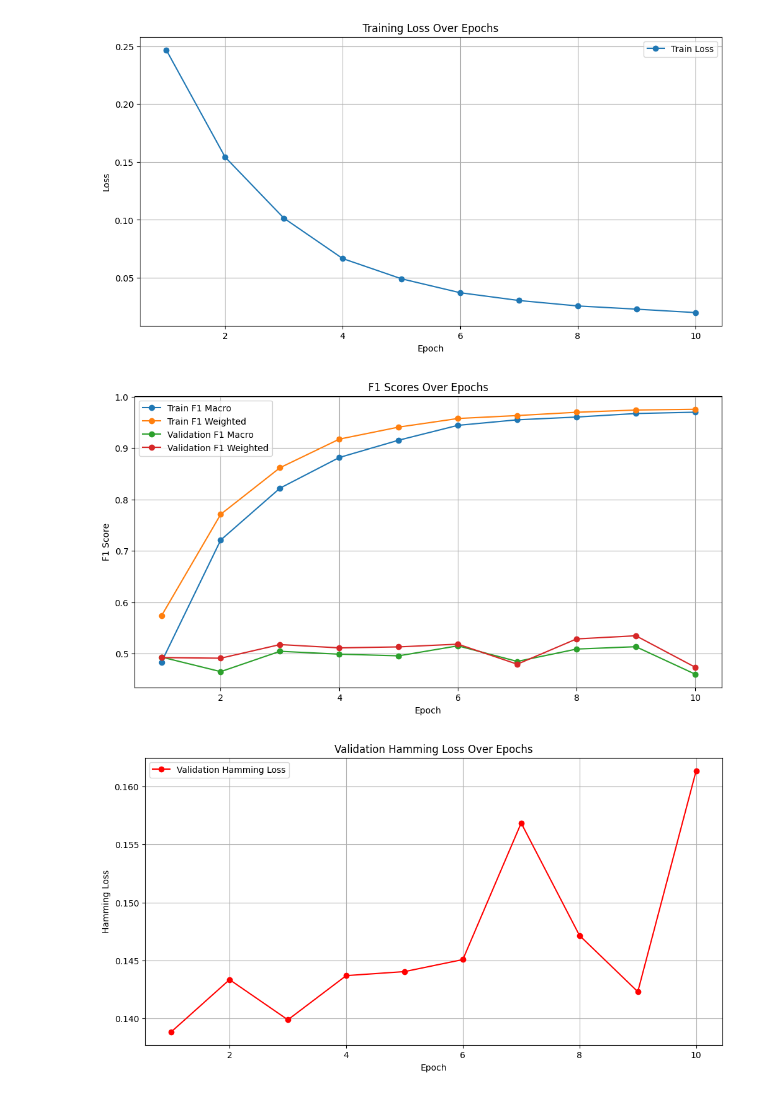
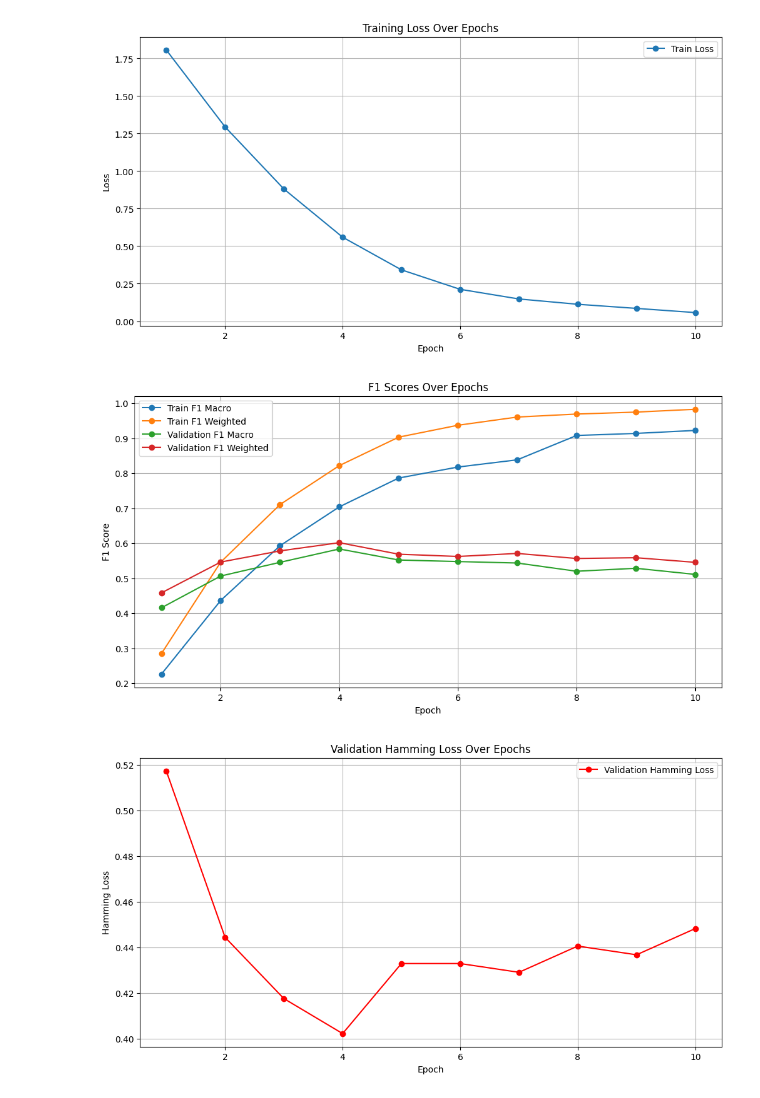
Before and after one commit to stack-dhruv/mental-health-meme-classification, a Jupyter notebook: src/util/ocr_util_test.ipynb, the cells around one changed output. Saved outputs shown, nothing was run; the diff lists cells and outputs as text; code cells hidden in the pictures.

```diff
--- a/src/util/ocr_util_test.ipynb
+++ b/src/util/ocr_util_test.ipynb
@@ -20,34 +20,34 @@ def plot_training_metrics(csv_file):
     plt.ylabel('Loss')
     plt.legend()
     plt.grid(True)
     plt.show()
 
     # Plot F1 scores
     plt.figure(figsize=(12, 6))
     plt.plot(data['epoch'], data['train_f1_macro'], label='Train F1 Macro', marker='o')
     plt.plot(data['epoch'], data['train_f1_weighted'], label='Train F1 Weighted', marker='o')
     plt.plot(data['epoch'], data['val_f1_macro'], label='Validation F1 Macro', marker='o')
     plt.plot(data['epoch'], data['val_f1_weighted'], label='Validation F1 Weighted', marker='o')
     plt.title('F1 Scores Over Epochs')
     plt.xlabel('Epoch')
     plt.ylabel('F1 Score')
     plt.legend()
     plt.grid(True)
     plt.show()
 
     # Plot validation Hamming loss
     plt.figure(figsize=(12, 6))
     plt.plot(data['epoch'], data['val_hamming'], label='Validation Hamming Loss', marker='o', color='red')
     plt.title('Validation Hamming Loss Over Epochs')
     plt.xlabel('Epoch')
     plt.ylabel('Hamming Loss')
     plt.legend()
     plt.grid(True)
     plt.show()
 
 # Example usage:
-plot_training_metrics('/media/nas_mount/avinash_ocr/Dhruvkumar_Patel_MT24032/mental-health-meme-classification/src/depression/output/ocr_bert/training_logs.csv')
+plot_training_metrics('/Users/dhruv/Work/IITD/Winter Semester/NLP/Project/mental-health-meme-classification/src/anxiety/output/training_logs.csv')
 # %% [output]
-[figure, old version]
+[figure, new version]
-[figure, old version]
+[figure, new version]
-[figure, old version]
+[figure, new version]
```
Also changed, not shown: 7 other files.
